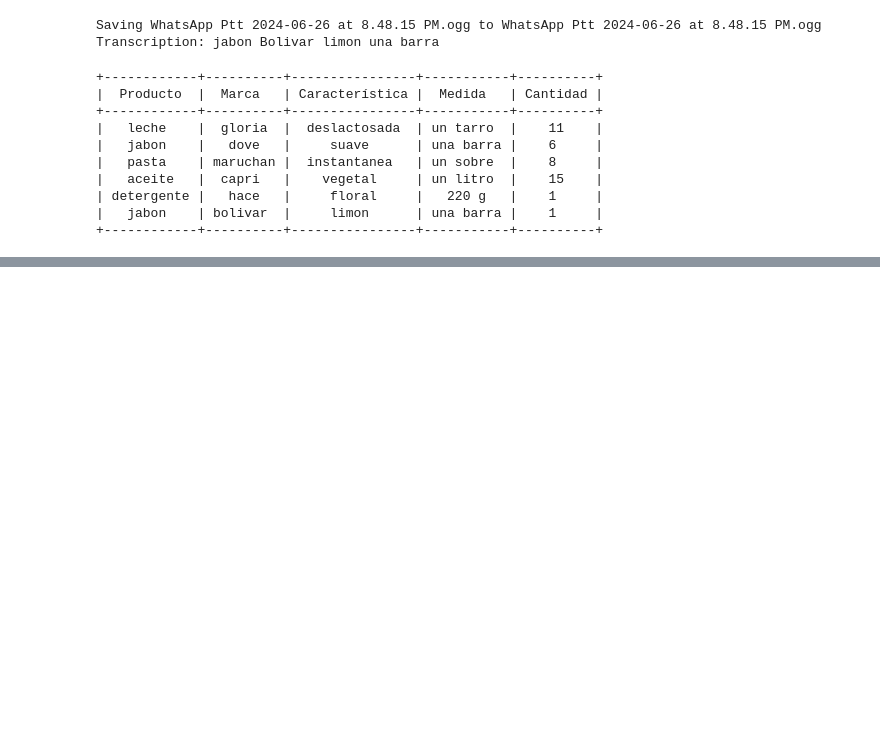
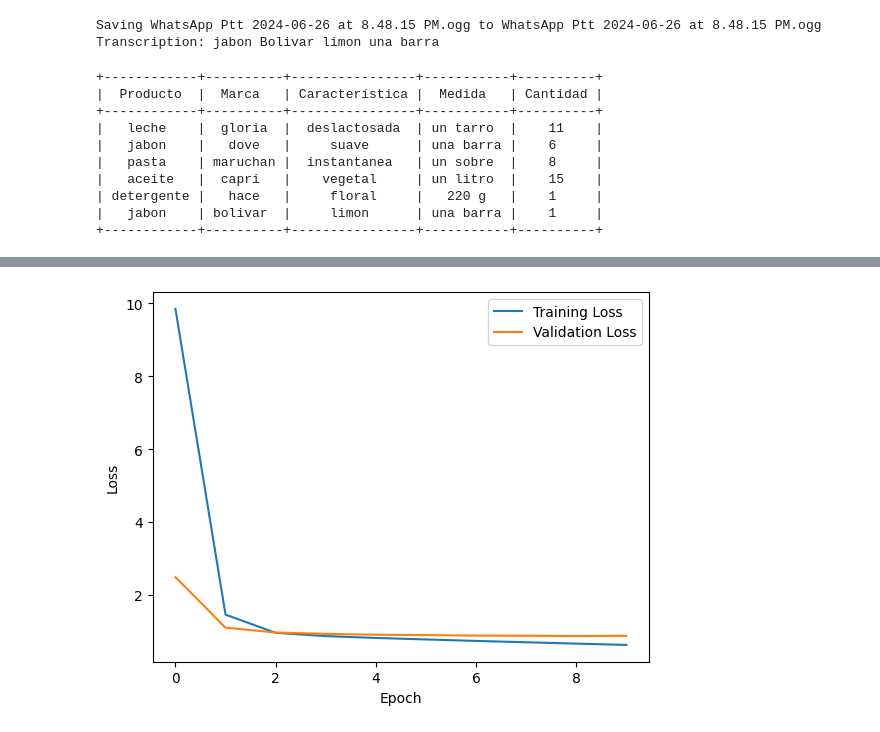
Before and after one commit to odguzmanv/IAyMinirobots, a Jupyter notebook: Tarea6.ipynb, the cells around one changed output, grey strips where cells are left out. Drawn from its saved outputs; the diff is of its cells as text; code cells hidden in the pictures; blank space fills up the shorter version.

```diff
--- a/Tarea6.ipynb
+++ b/Tarea6.ipynb
@@ -285,0 +315,10 @@ mostrar_datos()
+# %%
+# Split the data into training and testing sets
+train, test = train_test_split(data, test_size=0.2, random_state=42)
+
+# Get the number of unique users and movies
+num_users = data['UserID'].nunique()
+num_movies = data['MovieID'].nunique()
+
+print(f'Number of unique users: {num_users}')
+print(f'Number of unique movies: {num_movies}')
@@ -285,0 +373,9 @@ mostrar_datos()
+# %%
+# Entrenar el modelo
+history = model.fit(
+    [train['UserID'], train['MovieID']],
+    train['Rating'],
+    epochs=10,
+    batch_size=64,
+    validation_split=0.1
+)
@@ -285,0 +403,13 @@ mostrar_datos()
+# %%
+# Evaluar el modelo en el conjunto de prueba
+test_loss = model.evaluate([test['UserID'], test['MovieID']], test['Rating'])
+print(f'Test Loss: {test_loss:.4f}')
+
+# Graficar el historial de entrenamiento
+plt.plot(history.history['loss'], label='Training Loss')
+plt.plot(history.history['val_loss'], label='Validation Loss')
+plt.xlabel('Epoch')
+plt.ylabel('Loss')
+plt.legend()
+plt.show()
+# %% [output]
@@ -285,0 +418 @@ mostrar_datos()
+[figure, added]
```
Also changed, not shown: parts of 8 cells of this notebook.
